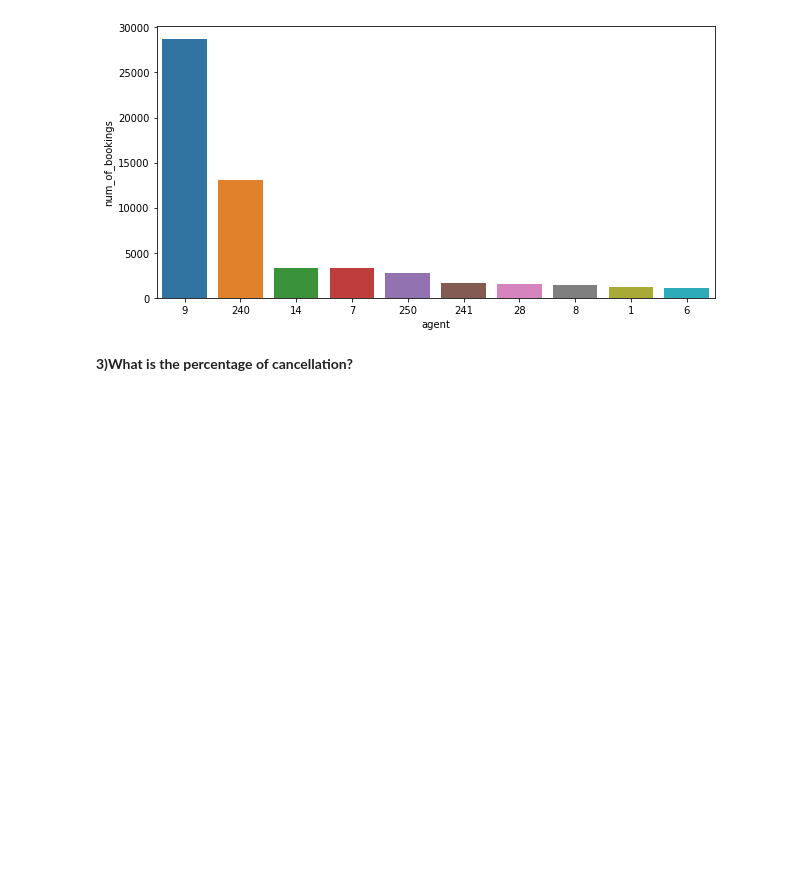
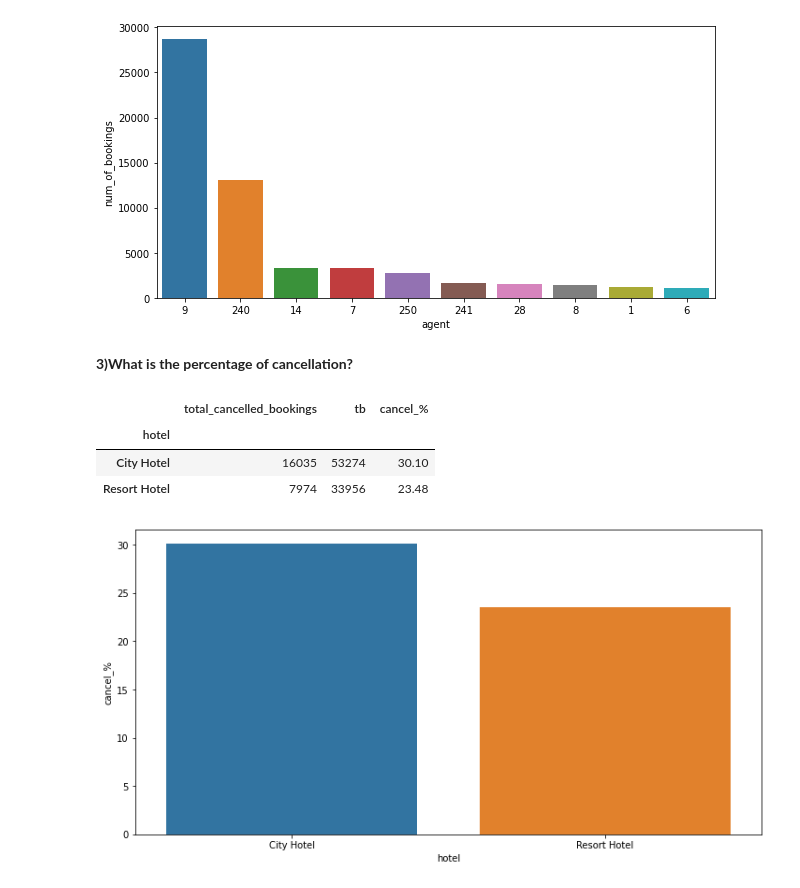
Before and after one commit to MrityunjaySingh18/Hotel-Booking-Analysis, a Jupyter notebook: Copy_of_Hotel_Booking_Analysis_Capstone_Project.ipynb, the cells around one changed output. Drawn from its saved outputs; the diff is of its cells as text; code cells hidden in the pictures; blank space fills up the shorter version.

```diff
--- a/Copy_of_Hotel_Booking_Analysis_Capstone_Project.ipynb
+++ b/Copy_of_Hotel_Booking_Analysis_Capstone_Project.ipynb
@@ -246,3 +246,26 @@ sns.barplot(x = 'agent', y = 'num_of_bookings', data = d1, order = d1.sort_value
 [figure]
 # %% [markdown]
 **3)What is the percentage of cancellation?**
+# %%
+data_cancelled = hotelanalysis_df1[hotelanalysis_df1['is_canceled'] == 1]
+group_cancelled = data_cancelled.groupby('hotel')
+item1 = pd.DataFrame(group_cancelled.size()).rename(columns = {0: 'total_cancelled_bookings'})
+
+hotel_groups = hotelanalysis_df1.groupby('hotel')
+tb = hotel_groups.size()
+item2 = pd.DataFrame(tb).rename(columns = {0: 'tb'})
+item3 = pd.concat([item1, item2], axis=1)
+
+item3['cancel_%'] = round((item3['total_cancelled_bookings']/item3['tb'])*100,2)
+item3
+# %% [output]
+|  | total_cancelled_bookings | tb | cancel_% |
+| hotel |  |  |  |
+| City Hotel | 16035 | 53274 | 30.10 |
+| Resort Hotel | 7974 | 33956 | 23.48 |
+# %%
+plt.figure(figsize = (12,6))
+sns.barplot(x = item3.index, y = item3['cancel_%'])
+plt.show()
+# %% [output]
+[figure, added]
```
Also changed, not shown: parts of 5 cells of this notebook.
